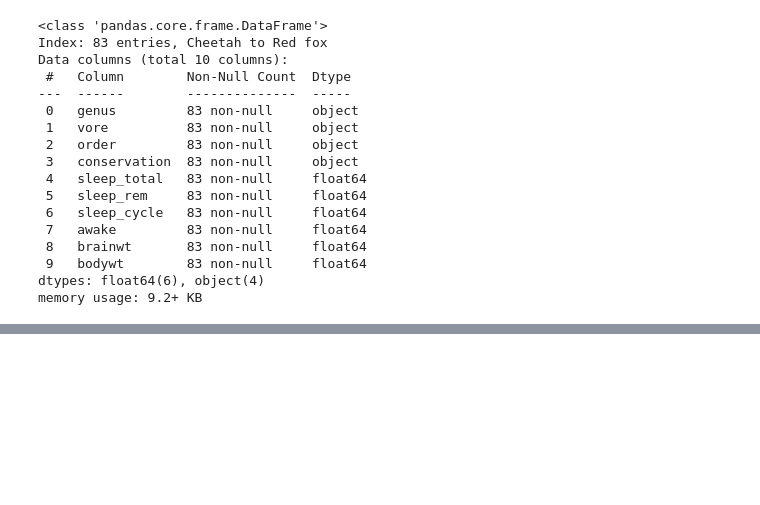
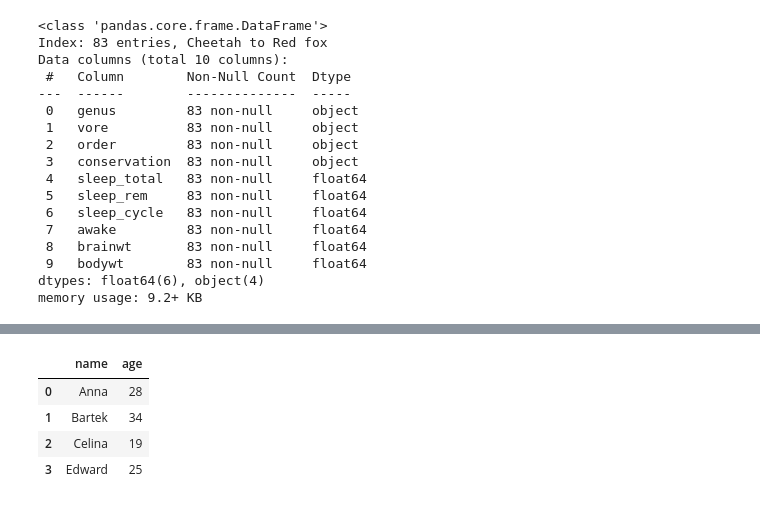
Before and after one commit to kudzik/Career-Path-Data-Science, a Jupyter notebook: Zadania/Zadania_Pandas.ipynb, the cells around one changed output, grey strips where cells are left out. Cells and saved outputs as stored; diff of their text form; code cells hidden in the pictures; blank space fills up the shorter version.

```diff
--- a/Zadania/Zadania_Pandas.ipynb
+++ b/Zadania/Zadania_Pandas.ipynb
@@ -4391,0 +4410,22 @@ memory usage: 9.2+ KB
+# %%
+import pandas as pd
+
+data = {
+    'name': ['Anna', 'Bartek', 'Celina'],
+    'age': [28, 34, 19]
+}
+
+df = pd.DataFrame(data)
+
+# Tworzymy nowy DataFrame z wierszem do dodania
+new_row = pd.DataFrame({'name': ['Edward'], 'age': [25]})
+
+# Łączymy DataFrame df i new_row
+df = pd.concat([df, new_row], ignore_index=True)
+df
+# %% [output]
+|  | name | age |
+| 0 | Anna | 28 |
+| 1 | Bartek | 34 |
+| 2 | Celina | 19 |
+| 3 | Edward | 25 |
```
Also changed, not shown: parts of 4 cells of this notebook, 2 other files.
